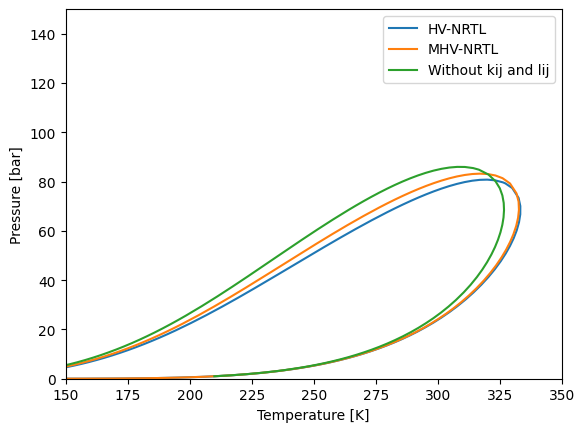
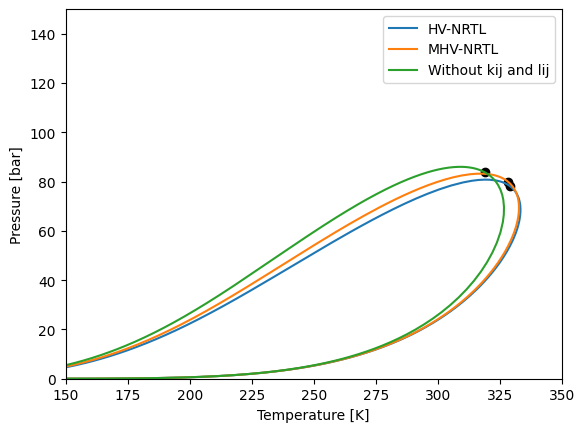
Code edit (unified diff) that turned the first committed figure into the second:
--- before
+++ after
@@ -17,7 +17,7 @@
 
 # Plot
-plt.plot(envelope_hv_nrtl["T"], envelope_hv_nrtl["P"], label="HV-NRTL")
-plt.plot(envelope_mhv_nrtl["T"], envelope_mhv_nrtl["P"], label="MHV-NRTL")
-plt.plot(envelope["T"], envelope["P"], label="Without kij and lij")
+envelope_hv_nrtl.plot(label="HV-NRTL")
+envelope_mhv_nrtl.plot(label="MHV-NRTL")
+envelope.plot(label="Without kij and lij")
 
 plt.legend()

Commit: Deploying to gh-pages from @ ipqa-research/yaeos@b68680a980730b0c37b1a03130687d7425923ce5 🚀